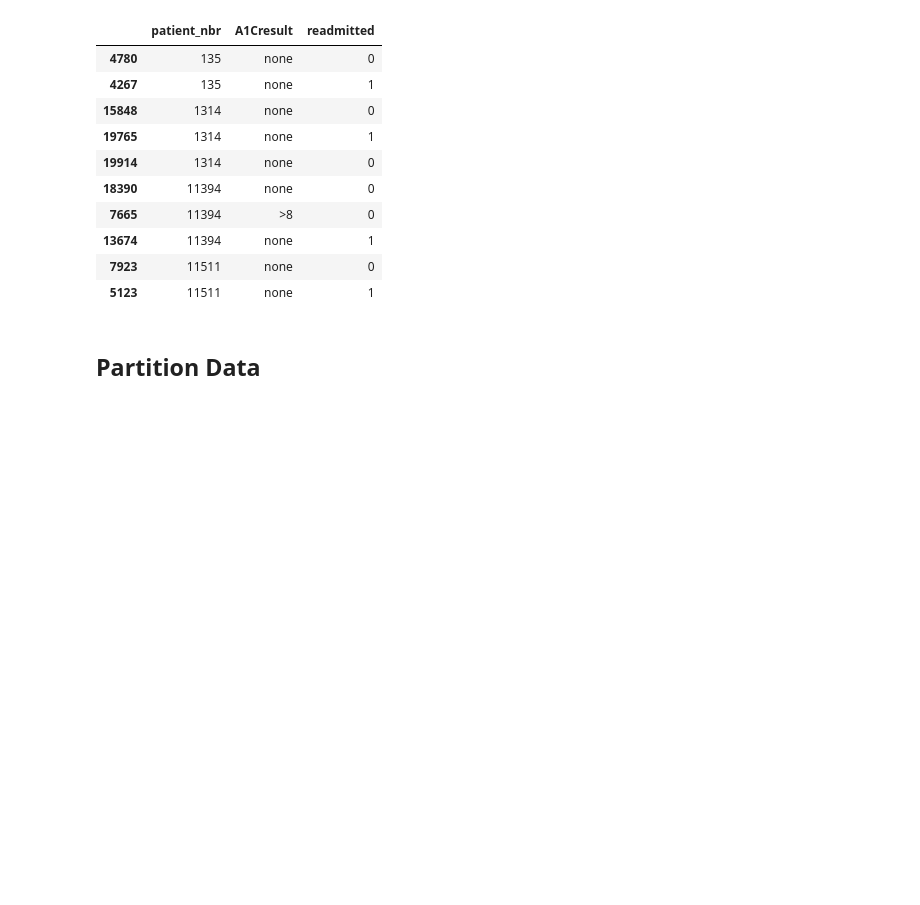
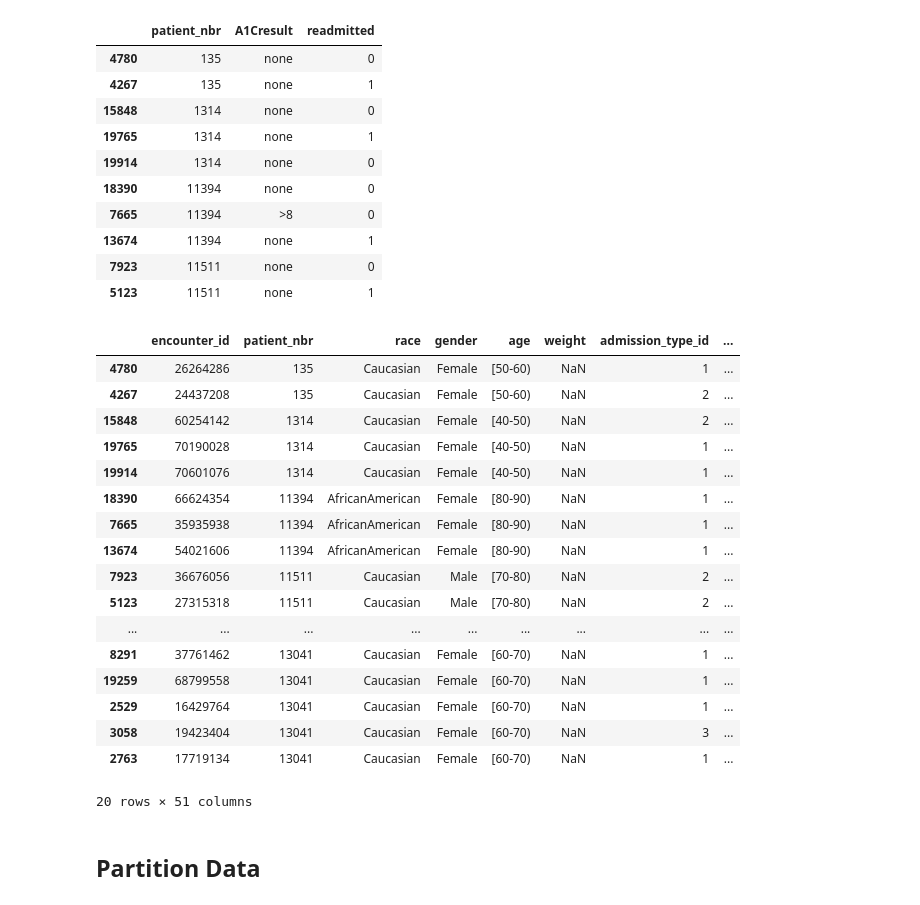
Before and after one commit to stevenworthington/cs109a_final_project, a Jupyter notebook: code/cs109a_MS3_EDA.ipynb, the cells around one changed output. Drawn from its saved outputs; the diff is of its cells as text; code cells hidden in the pictures; blank space fills up the shorter version.

```diff
--- a/code/cs109a_MS3_EDA.ipynb
+++ b/code/cs109a_MS3_EDA.ipynb
@@ -256,6 +269,27 @@ df_with_variation[['patient_nbr', 'A1Cresult', 'readmitted']].sort_values('patie
 | 13674 | 11394 | none | 1 |
 | 7923 | 11511 | none | 0 |
 | 5123 | 11511 | none | 1 |
+# %%
+df_with_variation.sort_values('patient_nbr').head(20)
+# %% [output]
+|  | encounter_id | patient_nbr | race | gender | age | weight | admission_type_id | ... |
+| 4780 | 26264286 | 135 | Caucasian | Female | [50-60) | NaN | 1 | ... |
+| 4267 | 24437208 | 135 | Caucasian | Female | [50-60) | NaN | 2 | ... |
+| 15848 | 60254142 | 1314 | Caucasian | Female | [40-50) | NaN | 2 | ... |
+| 19765 | 70190028 | 1314 | Caucasian | Female | [40-50) | NaN | 1 | ... |
+| 19914 | 70601076 | 1314 | Caucasian | Female | [40-50) | NaN | 1 | ... |
+| 18390 | 66624354 | 11394 | AfricanAmerican | Female | [80-90) | NaN | 1 | ... |
+| 7665 | 35935938 | 11394 | AfricanAmerican | Female | [80-90) | NaN | 1 | ... |
+| 13674 | 54021606 | 11394 | AfricanAmerican | Female | [80-90) | NaN | 1 | ... |
+| 7923 | 36676056 | 11511 | Caucasian | Male | [70-80) | NaN | 2 | ... |
+| 5123 | 27315318 | 11511 | Caucasian | Male | [70-80) | NaN | 2 | ... |
+| ... | ... | ... | ... | ... | ... | ... | ... | ... |
+| 8291 | 37761462 | 13041 | Caucasian | Female | [60-70) | NaN | 1 | ... |
+| 19259 | 68799558 | 13041 | Caucasian | Female | [60-70) | NaN | 1 | ... |
+| 2529 | 16429764 | 13041 | Caucasian | Female | [60-70) | NaN | 1 | ... |
+| 3058 | 19423404 | 13041 | Caucasian | Female | [60-70) | NaN | 3 | ... |
+| 2763 | 17719134 | 13041 | Caucasian | Female | [60-70) | NaN | 1 | ... |
+20 rows × 51 columns
 # %% [markdown]
 ## Partition Data
 # %%
```
Also changed, not shown: parts of 3 cells of this notebook.
